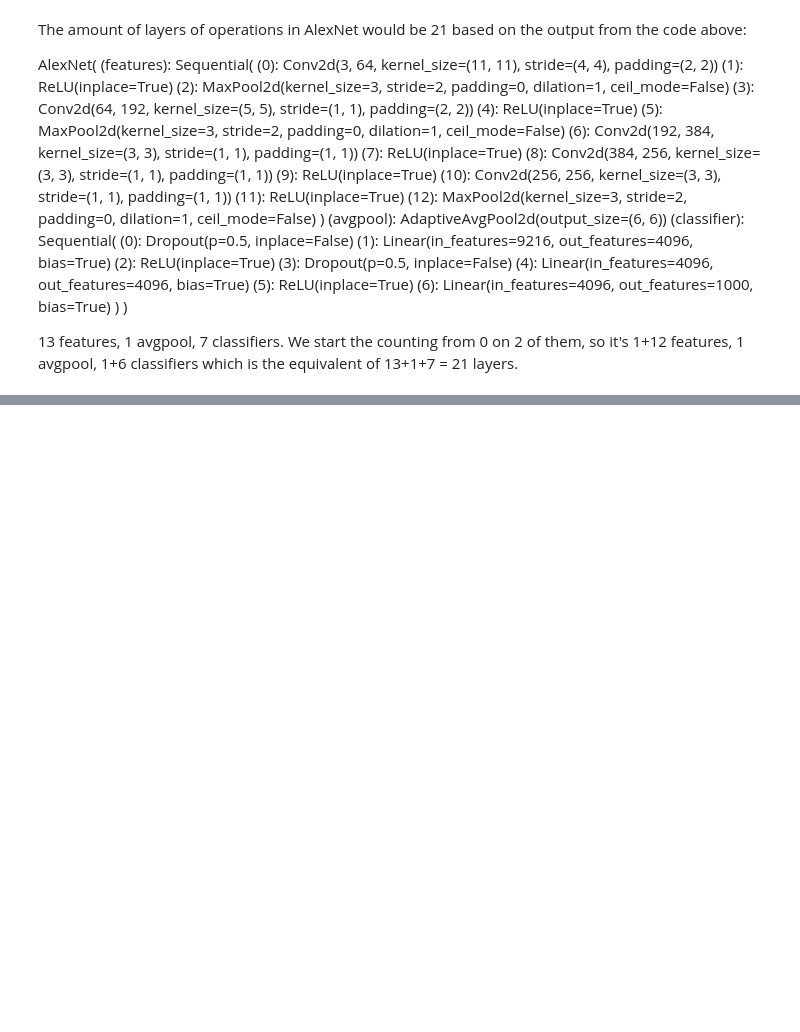
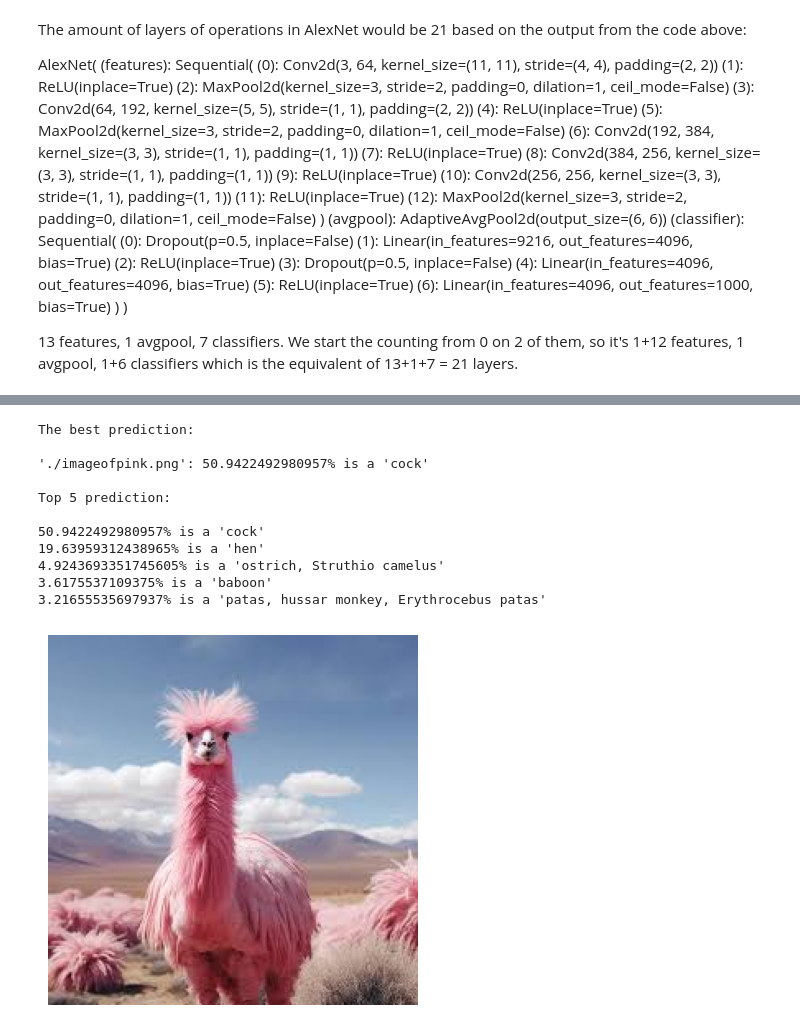
Before and after one commit to PuidetA/Foundations-of-Artificial-Intelligence, a Jupyter notebook: Exercise 5/FAIML_E5/Simple_CNN.ipynb, the cells around one changed output, grey strips where cells are left out. Saved outputs shown, nothing was run; the diff lists cells and outputs as text; code cells hidden in the pictures; blank space fills up the shorter version.

```diff
--- a/Exercise 5/FAIML_E5/Simple_CNN.ipynb
+++ b/Exercise 5/FAIML_E5/Simple_CNN.ipynb
@@ -589,0 +734,70 @@ AlexNet(
+# %%
+# sample execution (requires torchvision)
+from PIL import Image
+import matplotlib.pyplot as plt
+from torchvision import transforms
+
+filename = './imageofpink.png'
+
+input_image = Image.open(filename)
+plt.imshow(input_image)
+plt.axis('off')
+
+preprocess = transforms.Compose([
+    transforms.Resize(256),
+    transforms.CenterCrop(224),
+    transforms.ToTensor(),
+    transforms.Normalize(mean=[0.485, 0.456, 0.406], std=[0.229, 0.224, 0.225]),
+])
+input_tensor = preprocess(input_image)
+input_batch = input_tensor.unsqueeze(0) # create a mini-batch as expected by the model
+
+# move the input and model to GPU for speed if available
+if torch.cuda.is_available():
+    input_batch = input_batch.to('cuda')
+    model.to('cuda')
+
+with torch.no_grad():
+    output = model(input_batch)
+
+# normalize the output as probability
+percentage = torch.nn.functional.softmax(output, dim=1)[0] * 100
+
+# Load Imagenet Synsets
+with open('./imagenet_synsets.txt', 'r') as f:
+    synsets = f.readlines()
+
+# len(synsets)==1001
+# sysnets[0] == background
+synsets = [x.strip() for x in synsets]
+splits = [line.split(' ') for line in synsets]
+key_to_classname = {spl[0]:' '.join(spl[1:]) for spl in splits}
+
+with open('./imagenet_classes.txt', 'r') as f:
+    class_id_to_key = f.readlines()
+
+class_id_to_key = [x.strip() for x in class_id_to_key]
+
+print('The best prediction:\n')
+_, index = torch.max(output, 1)
+classname = key_to_classname[class_id_to_key[index[0]]]
+probability = percentage[index[0]].item()
+print("'{}': {}% is a '{}'".format(filename, probability, classname))
+
+print('\nTop 5 prediction:\n')
+_, indices = torch.sort(output, descending=True)
+for idx in indices[0][:5]:
+    print("{}% is a '{}'".format(percentage[idx].item(), key_to_classname[class_id_to_key[idx]]))
+# %% [output]
+The best prediction:
+
+'./imageofpink.png': 50.9422492980957% is a 'cock'
+
+Top 5 prediction:
+
+50.9422492980957% is a 'cock'
+19.63959312438965% is a 'hen'
+4.9243693351745605% is a 'ostrich, Struthio camelus'
+3.6175537109375% is a 'baboon'
+3.21655535697937% is a 'patas, hussar monkey, Erythrocebus patas'
+[figure, added]
```
Also changed, not shown: parts of 4 cells of this notebook, 5 other files.
